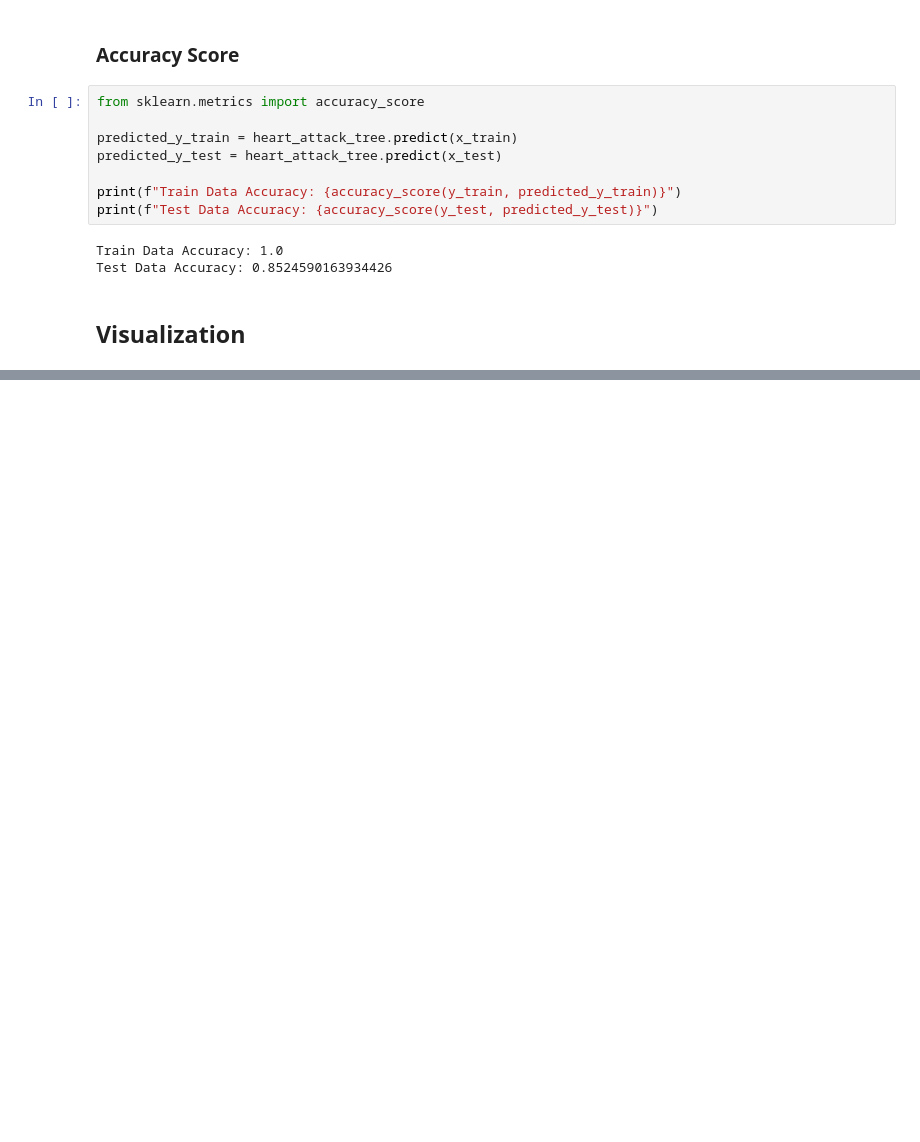
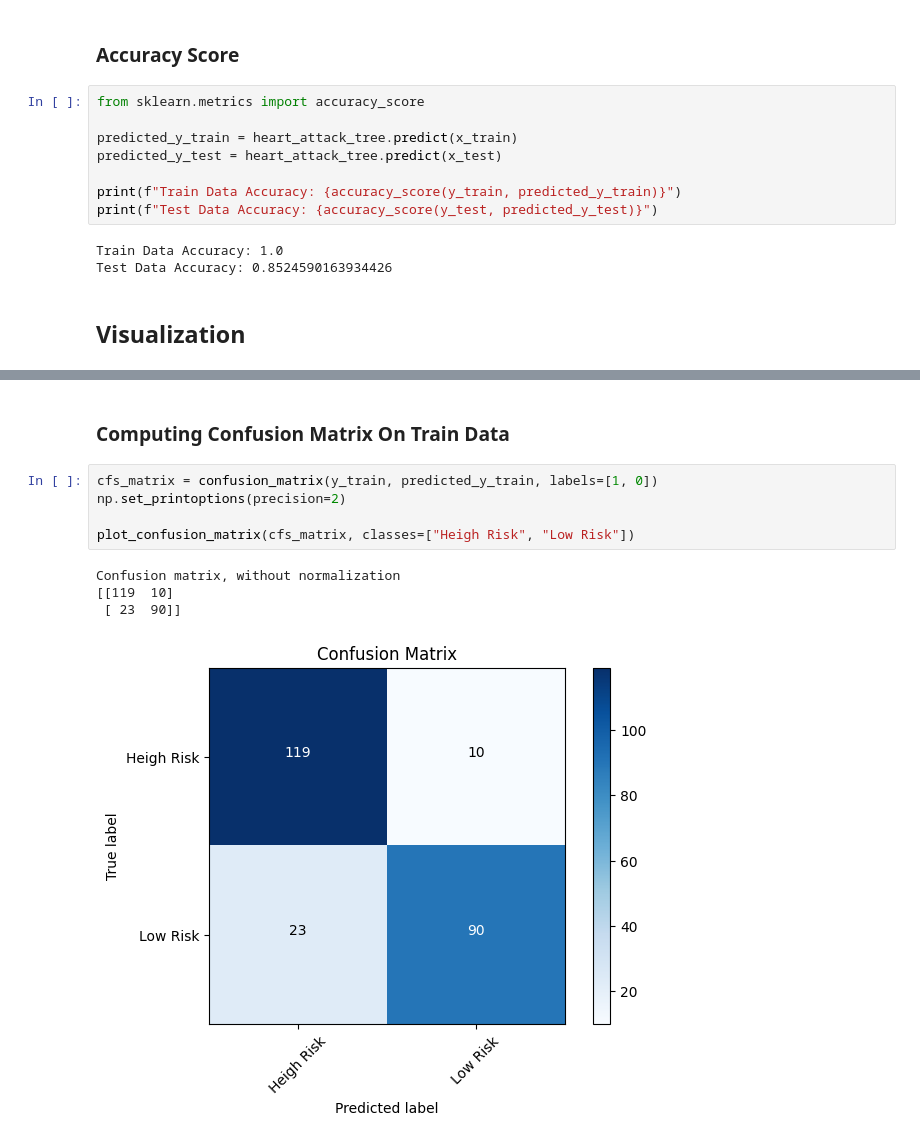
Before and after one commit to amir-azimi-dev/Machine-Learning, a Jupyter notebook: Classification/project/project.ipynb, the cells around one changed output, grey strips where cells are left out. Cells and saved outputs as stored; diff of their text form; blank space fills up the shorter version.

```diff
--- a/Classification/project/project.ipynb
+++ b/Classification/project/project.ipynb
@@ -331,0 +422,12 @@ plt.show()
+# %% [markdown]
+### Computing Confusion Matrix On Train Data
+# %%
+cfs_matrix = confusion_matrix(y_train, predicted_y_train, labels=[1, 0])
+np.set_printoptions(precision=2)
+
+plot_confusion_matrix(cfs_matrix, classes=["Heigh Risk", "Low Risk"])
+# %% [output]
+Confusion matrix, without normalization
+[[119  10]
+ [ 23  90]]
+[figure, added]
```
Also changed, not shown: parts of 17 cells of this notebook.
